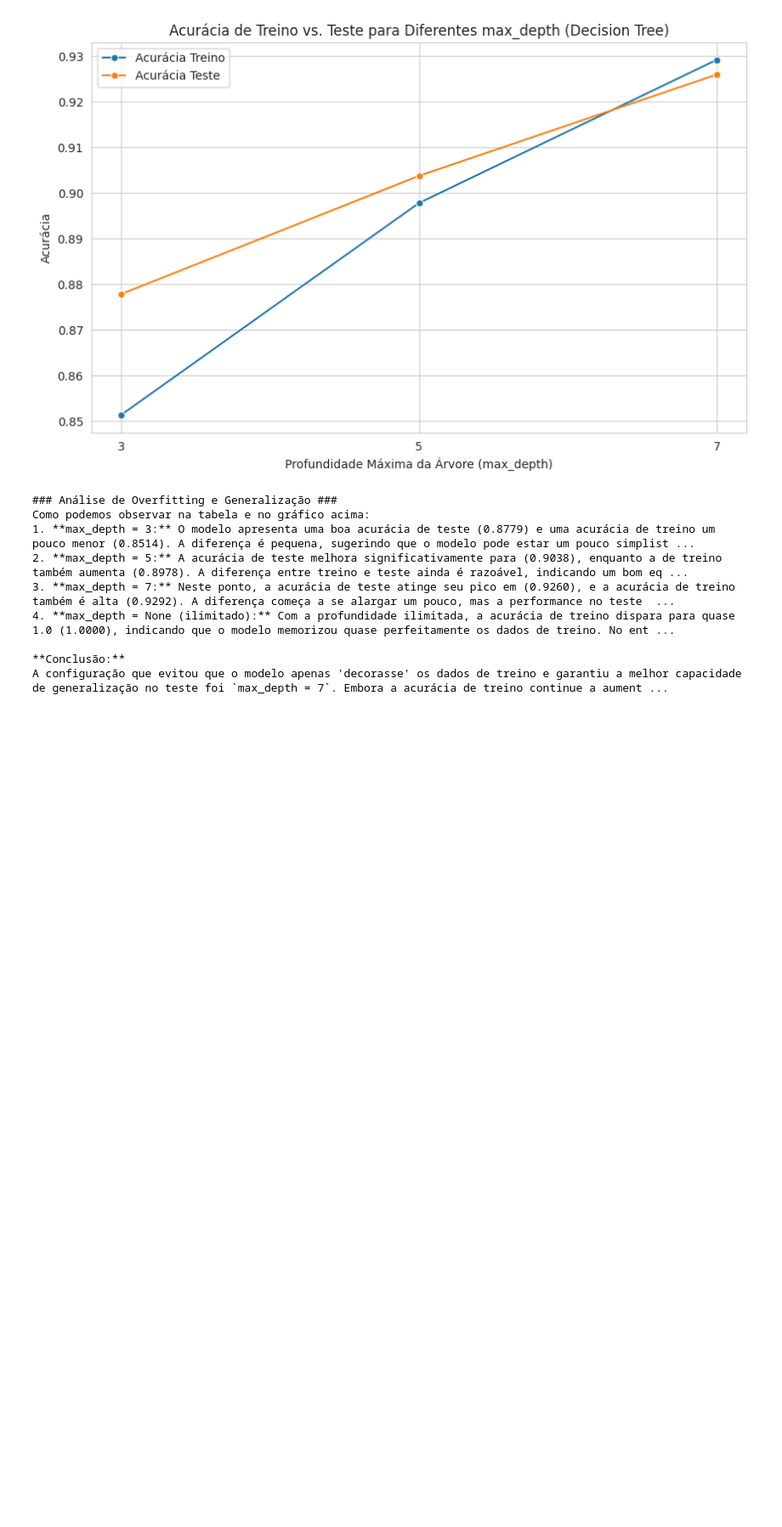
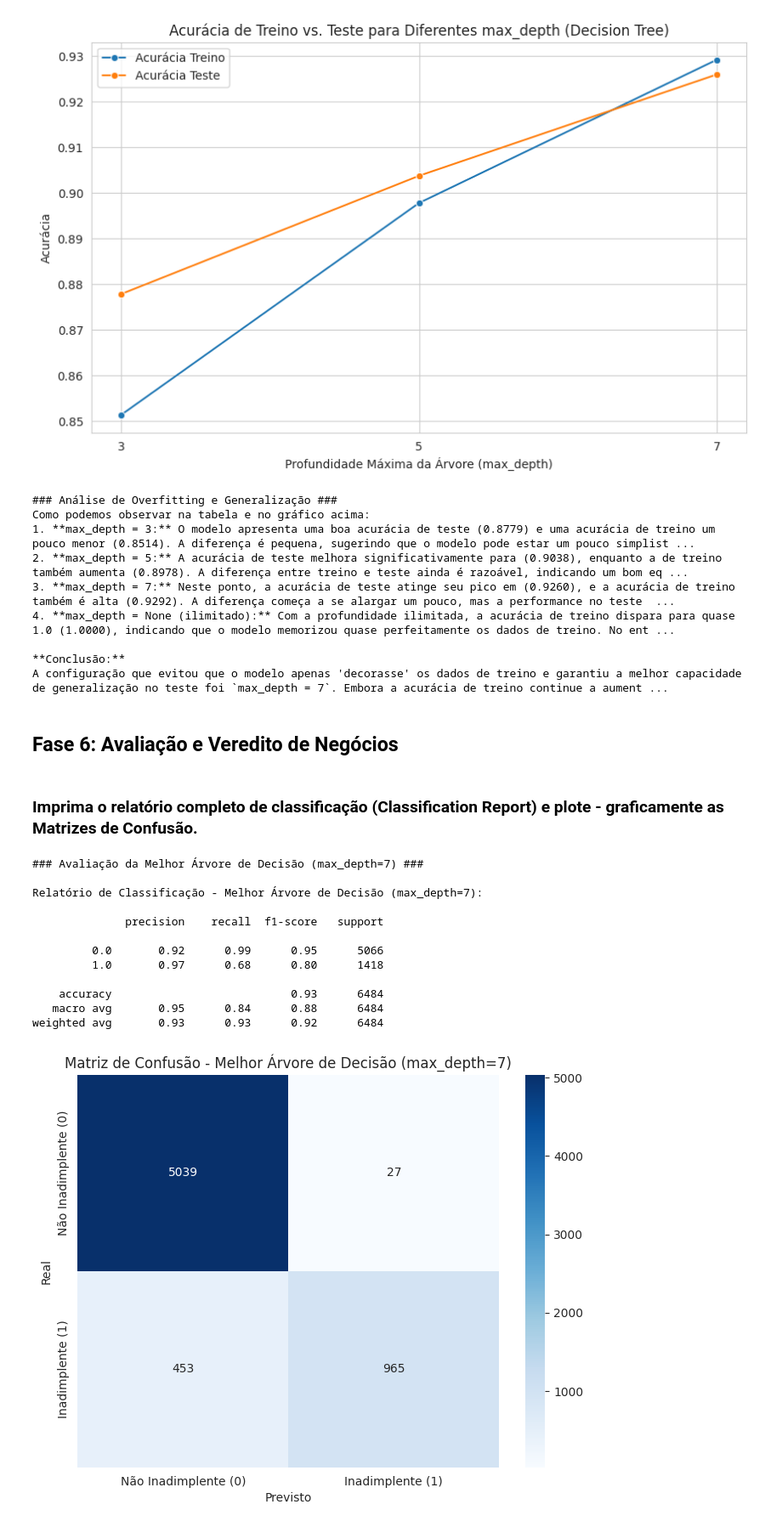
Before and after one commit to RSC-SC/ML-ProjetoFinal, a Jupyter notebook: ML_Projeeto_Final.ipynb, the cells around one changed output. Shown at 85% size. Cells and saved outputs as stored; diff of their text form; code cells hidden in the pictures; blank space fills up the shorter version.

Commit message:
Avaliação e Veredito

```diff
--- a/ML_Projeeto_Final.ipynb
+++ b/ML_Projeeto_Final.ipynb
@@ -731,3 +731,79 @@ Como podemos observar na tabela e no gráfico acima:
 
 **Conclusão:**
 A configuração que evitou que o modelo apenas 'decorasse' os dados de treino e garantiu a melhor capacidade de generalização no teste foi `max_depth = 7`. Embora a acurácia de treino continue a aument ...
+# %% [markdown]
+## Fase 6: Avaliação e Veredito de Negócios
+# %% [markdown]
+### Imprima o relatório completo de classificação (Classification Report) e plote - graficamente as Matrizes de Confusão.
+# %%
+from sklearn.metrics import classification_report, confusion_matrix, ConfusionMatrixDisplay
+from sklearn.tree import DecisionTreeClassifier
+from sklearn.neighbors import KNeighborsClassifier
+import matplotlib.pyplot as plt
+import seaborn as sns
+
+# --- 1. Melhor Árvore de Decisão (max_depth=7) ---
+print("### Avaliação da Melhor Árvore de Decisão (max_depth=7) ###\n")
+
+# Re-treinar o modelo com a melhor configuração
+best_dt_model = DecisionTreeClassifier(max_depth=7, random_state=42)
+# Treina nos dados de treino balanceados e NÃO escalonados
+best_dt_model.fit(X_train_resampled, y_train_resampled)
+
+# Fazer previsões no conjunto de teste (não escalonado para DTs)
+y_pred_best_dt = best_dt_model.predict(X_test)
+
+# Imprimir o relatório de classificação
+print("Relatório de Classificação - Melhor Árvore de Decisão (max_depth=7):\n")
+print(classification_report(y_test, y_pred_best_dt))
+
+# Plotar a Matriz de Confusão
+plt.figure(figsize=(8, 6))
+sns.heatmap(confusion_matrix(y_test, y_pred_best_dt), annot=True, fmt='d', cmap='Blues',
+            xticklabels=['Não Inadimplente (0)', 'Inadimplente (1)'],
+            yticklabels=['Não Inadimplente (0)', 'Inadimplente (1)'])
+plt.title('Matriz de Confusão - Melhor Árvore de Decisão (max_depth=7)')
+plt.xlabel('Previsto')
+plt.ylabel('Real')
+plt.show()
+
+print("\n" + "="*80 + "\n")
+
+# --- 2. Melhor KNN (n_neighbors=9) ---
+print("### Avaliação do Melhor KNN (n_neighbors=9) ###\n")
+
+# Re-treinar o modelo com a melhor configuração
+best_knn_model = KNeighborsClassifier(n_neighbors=9)
+# Treina nos dados de treino balanceados e ESCALONADOS
+best_knn_model.fit(X_train_scaled, y_train_resampled)
+
+# Fazer previsões no conjunto de teste (escalonado para KNN)
+y_pred_best_knn = best_knn_model.predict(X_test_scaled)
+
+# Imprimir o relatório de classificação
+print("Relatório de Classificação - Melhor KNN (n_neighbors=9):\n")
+print(classification_report(y_test, y_pred_best_knn))
+
+# Plotar a Matriz de Confusão
+plt.figure(figsize=(8, 6))
+sns.heatmap(confusion_matrix(y_test, y_pred_best_knn), annot=True, fmt='d', cmap='Blues',
+            xticklabels=['Não Inadimplente (0)', 'Inadimplente (1)'],
+            yticklabels=['Não Inadimplente (0)', 'Inadimplente (1)'])
+plt.title('Matriz de Confusão - Melhor KNN (n_neighbors=9)')
+plt.xlabel('Previsto')
+plt.ylabel('Real')
+plt.show()
+# %% [output]
+### Avaliação da Melhor Árvore de Decisão (max_depth=7) ###
+
+Relatório de Classificação - Melhor Árvore de Decisão (max_depth=7):
+
+              precision    recall  f1-score   support
+
+         0.0       0.92      0.99      0.95      5066
+         1.0       0.97      0.68      0.80      1418
+
+    accuracy                           0.93      6484
+   macro avg       0.95      0.84      0.88      6484
+weighted avg       0.93      0.93      0.92      6484
+[figure, added]
```
Also changed, not shown: parts of 4 cells of this notebook.
